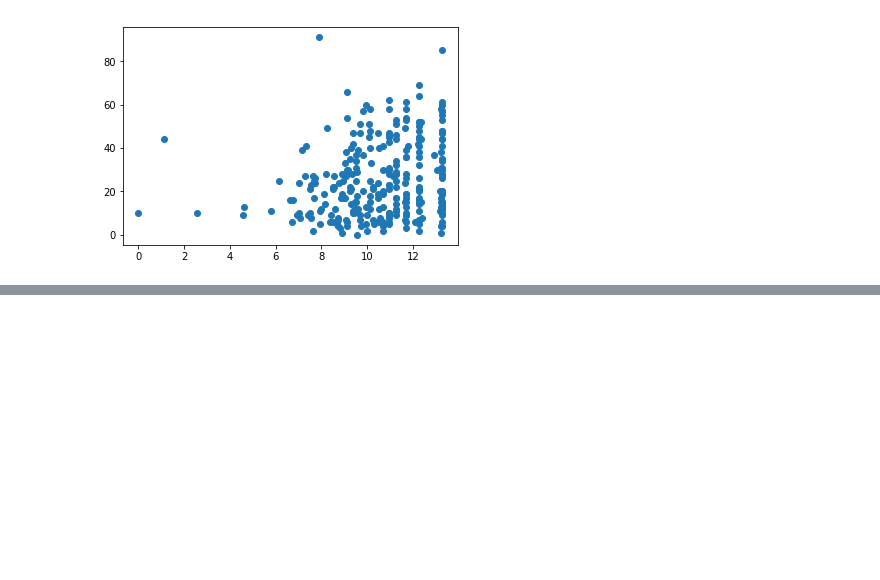
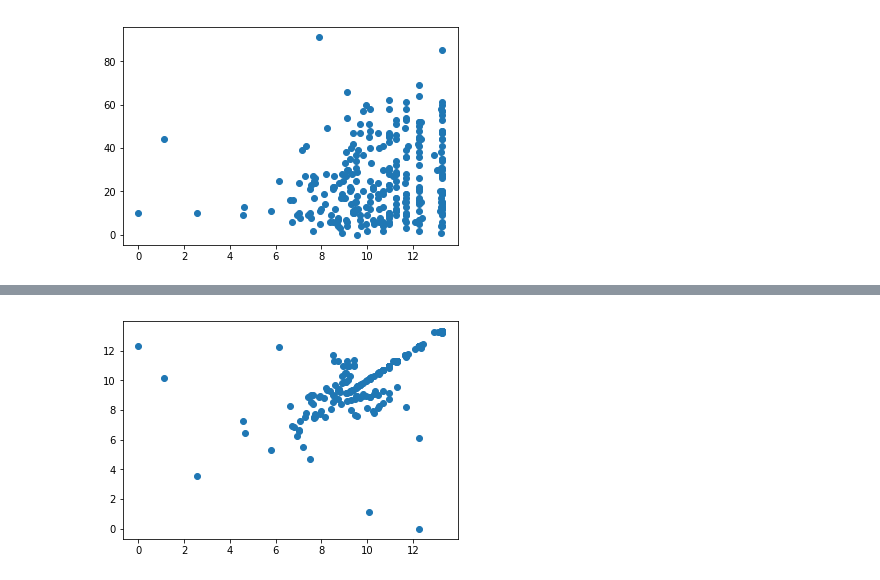
Before and after one commit to mjkern/RedditSubcultures, a Jupyter notebook: Data Cleaning and Augmentation.ipynb, the cells around one changed output, grey strips where cells are left out. Cells and saved outputs as stored; diff of their text form; code cells hidden in the pictures; blank space fills up the shorter version.

```diff
--- a/Data Cleaning and Augmentation.ipynb
+++ b/Data Cleaning and Augmentation.ipynb
@@ -309,0 +328,5 @@ plt.show()
+# %%
+plt.scatter(x=submissions['novelty'], y=submissions['transience'])
+plt.show()
+# %% [output]
+[figure, added]
```
Also changed, not shown: parts of 5 cells of this notebook.
